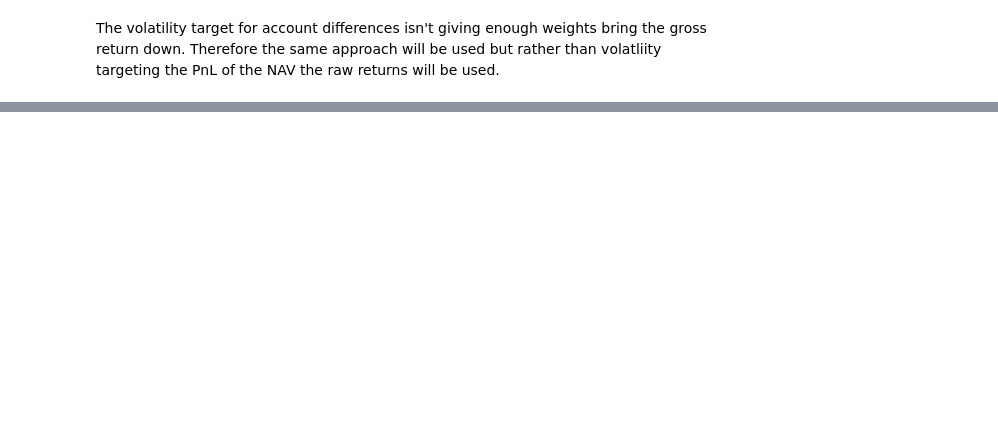
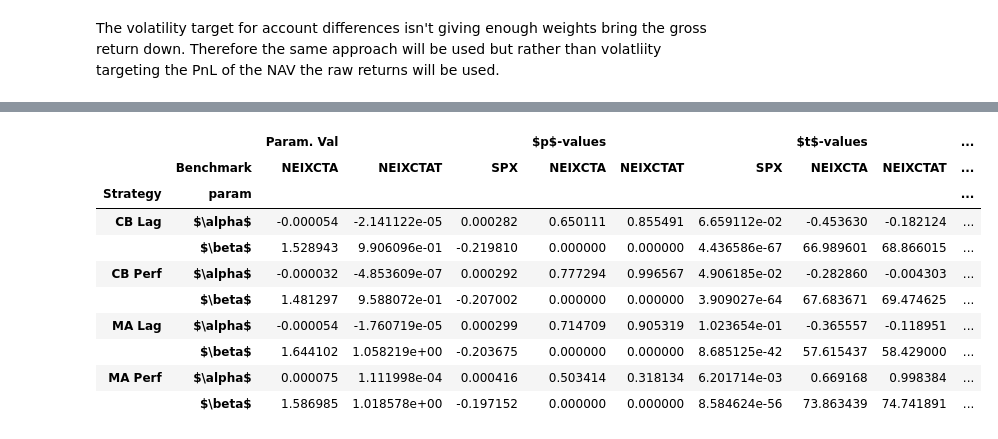
Before and after one commit to diegodalvarez/TrendSystem, a Jupyter notebook: Research/Blogs/AlphaQuestCTASeries.ipynb, the cells around one changed output, grey strips where cells are left out. Saved outputs shown, nothing was run; the diff lists cells and outputs as text; code cells hidden in the pictures; blank space fills up the shorter version.

Commit message:
Update AlphaQuest

```diff
--- a/Research/Blogs/AlphaQuestCTASeries.ipynb
+++ b/Research/Blogs/AlphaQuestCTASeries.ipynb
@@ -290,2 +290,17 @@ AQTools().get_perform_results(df_combined)
 | NEIXCTAT | 0.062012 | -0.229885 | 0.008073 | 0.289219 | 0.518779 |
 | NEIXCTA | 0.047444 | -0.165011 | 0.005150 | 0.292252 | 0.589861 |
+# %%
+path   = os.path.join(data_path, "FuturesData", "PrepFuturesPX.parquet")
+df_spx = (pd.read_parquet(
+    path = path, engine = "pyarrow").
+    query("ticker == 'es1_index'")
+    [["date", "adj_val"]].
+    assign(date = lambda x: pd.to_datetime(x.date)).
+    set_index("date").
+    pct_change().
+    rename(columns = {"adj_val": "spx"}))
+# %%
+df_endogs = (df_spx.merge(
+    right = df_trend, how = "inner", on = ["date"]).
+    merge(right = df_cta, how = "inner", on = ["date"]).
+    dropna())
@@ -291,0 +329,37 @@ AQTools().get_perform_results(df_combined)
+# %%
+(df_combined.
+    assign(group_var = lambda x: x.exog_ticker + "-" + x.endog_ticker).
+    groupby("group_var").
+    apply(_ols_params).
+    reset_index().
+    drop(columns = ["level_1"]).
+    assign(
+        exog_ticker  = lambda x: x.group_var.str.split("-").str[0],
+        endog_ticker = lambda x: x.group_var.str.split("-").str[1]).
+    drop(columns = ["group_var"]).
+    melt(id_vars = ["endog_ticker", "exog_ticker", "index"]).
+    replace({
+        "spx"      : "SPX",
+        "param_val": "Param. Val",
+        "pvalues"  : r"$p$-values",
+        "tvalues"  : r"$t$-values",
+        "const"    : r"$\alpha$",
+        "exog_rtn" : r"$\beta$"}).
+    rename(columns = {
+        "variable"   : "",
+        "exog_ticker" : "Benchmark",
+        "endog_ticker": "Strategy",
+        "index"       : "param"}).
+    pivot(index = ["Strategy", "param"], columns = ["", "Benchmark"], values = "value"))
+# %% [output]
+|  |  | Param. Val |  |  | $p$-values |  |  | $t$-values |  | ... |
+|  | Benchmark | NEIXCTA | NEIXCTAT | SPX | NEIXCTA | NEIXCTAT | SPX | NEIXCTA | NEIXCTAT | ... |
+| Strategy | param |  |  |  |  |  |  |  |  | ... |
+| CB Lag | $\alpha$ | -0.000054 | -2.141122e-05 | 0.000282 | 0.650111 | 0.855491 | 6.659112e-02 | -0.453630 | -0.182124 | ... |
+|  | $\beta$ | 1.528943 | 9.906096e-01 | -0.219810 | 0.000000 | 0.000000 | 4.436586e-67 | 66.989601 | 68.866015 | ... |
+| CB Perf | $\alpha$ | -0.000032 | -4.853609e-07 | 0.000292 | 0.777294 | 0.996567 | 4.906185e-02 | -0.282860 | -0.004303 | ... |
+|  | $\beta$ | 1.481297 | 9.588072e-01 | -0.207002 | 0.000000 | 0.000000 | 3.909027e-64 | 67.683671 | 69.474625 | ... |
+| MA Lag | $\alpha$ | -0.000054 | -1.760719e-05 | 0.000299 | 0.714709 | 0.905319 | 1.023654e-01 | -0.365557 | -0.118951 | ... |
+|  | $\beta$ | 1.644102 | 1.058219e+00 | -0.203675 | 0.000000 | 0.000000 | 8.685125e-42 | 57.615437 | 58.429000 | ... |
+| MA Perf | $\alpha$ | 0.000075 | 1.111998e-04 | 0.000416 | 0.503414 | 0.318134 | 6.201714e-03 | 0.669168 | 0.998384 | ... |
+|  | $\beta$ | 1.586985 | 1.018578e+00 | -0.197152 | 0.000000 | 0.000000 | 8.584624e-56 | 73.863439 | 74.741891 | ... |
```
Also changed, not shown: parts of 19 cells of this notebook.
